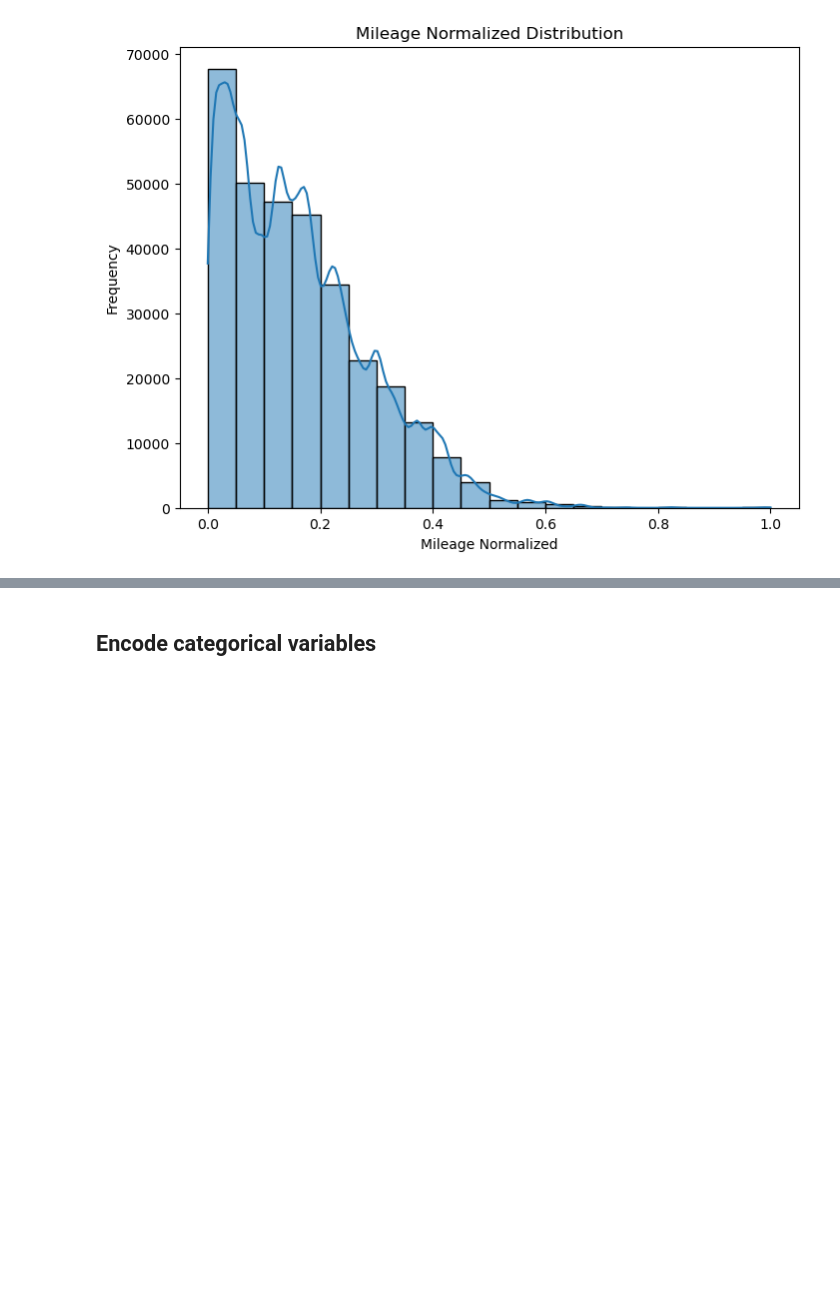
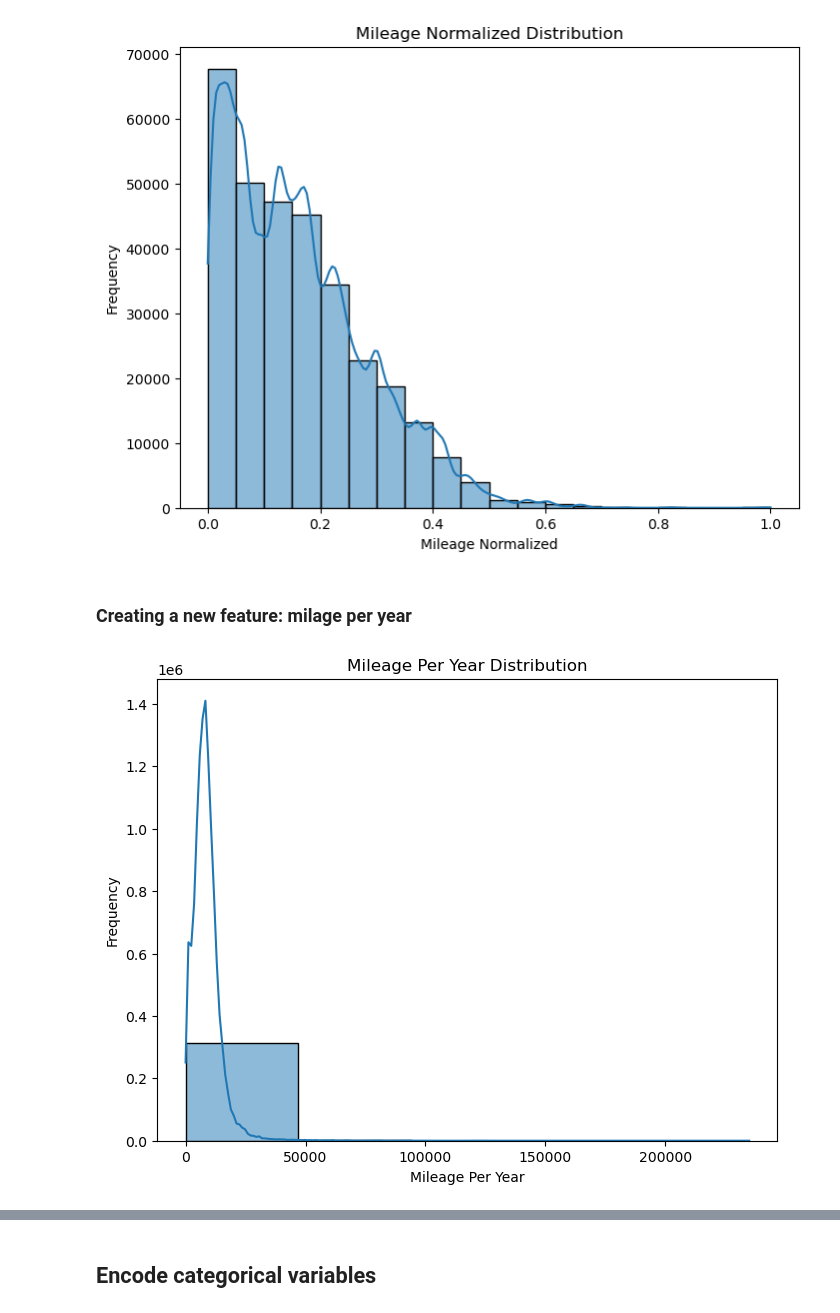
Before and after one commit to recepsenoglu/kaggle-used-car-price-regression, a Jupyter notebook: main.ipynb, the cells around one changed output, grey strips where cells are left out. Drawn from its saved outputs; the diff is of its cells as text; code cells hidden in the pictures; blank space fills up the shorter version.

```diff
--- a/main.ipynb
+++ b/main.ipynb
@@ -505,3 +505,16 @@ plt.ylabel('Frequency')
 plt.show()
 # %% [output]
 [figure]
+# %% [markdown]
+### Creating a new feature: milage per year
+# %%
+df['milage_per_year'] = df.apply(lambda x: x['milage'] if x['age_of_car'] == 0 else x['milage'] / x['age_of_car'], axis=1)
+# %%
+plt.figure(figsize=(8,6))
+sns.histplot(df['milage_per_year'], bins=5, kde=True)
+plt.title('Mileage Per Year Distribution')
+plt.xlabel('Mileage Per Year')
+plt.ylabel('Frequency')
+plt.show()
+# %% [output]
+[figure, added]
```
Also changed, not shown: parts of 12 cells of this notebook, 1 other file.
